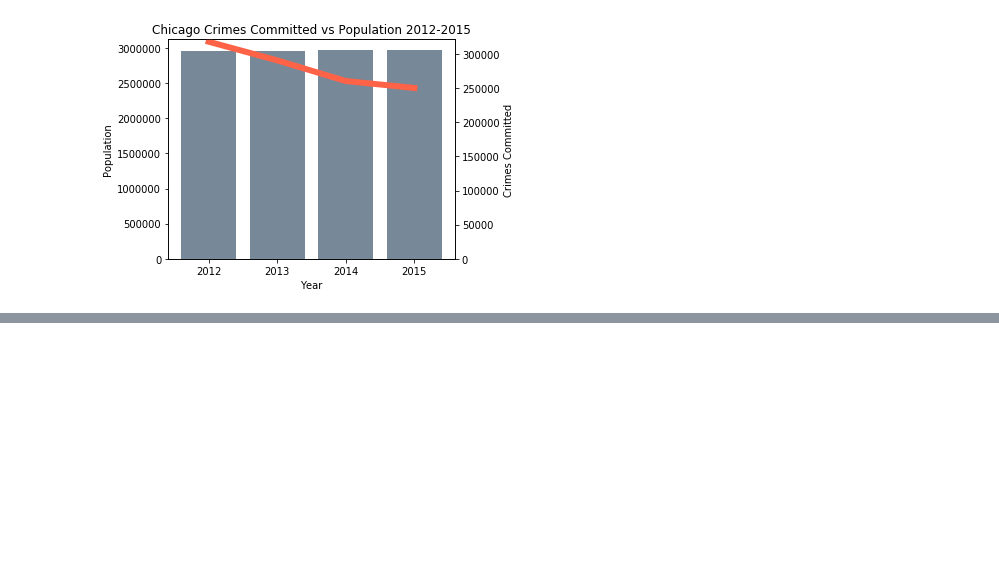
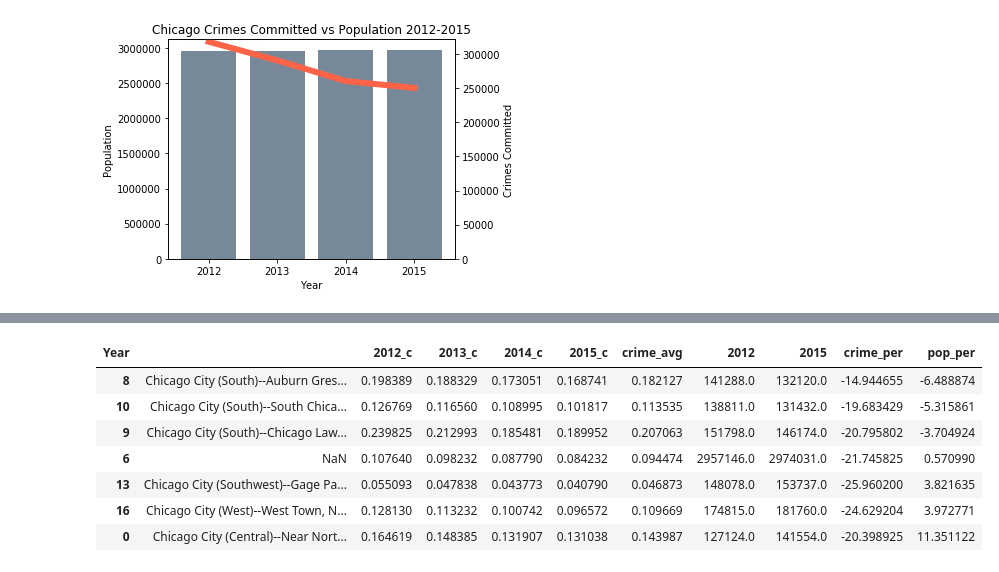
Before and after one commit to MariaSorensen/Colorama, a Jupyter notebook: crime_rate_by_census_area_population.ipynb, the cells around one changed output, grey strips where cells are left out. Drawn from its saved outputs; the diff is of its cells as text; code cells hidden in the pictures; blank space fills up the shorter version.

```diff
--- a/crime_rate_by_census_area_population.ipynb
+++ b/crime_rate_by_census_area_population.ipynb
@@ -329,0 +386,5 @@ fig.savefig("crime_vs_pop.png", bbox_inches="tight")
+# %%
+crime_rate_examples.loc[6,2012] = chicago_total.loc[0,'Population']
+crime_rate_examples.loc[6,2015] = chicago_total.loc[3,'Population']
+
+crime_rate_examples
@@ -329,0 +412,11 @@ fig.savefig("crime_vs_pop.png", bbox_inches="tight")
+# %%
+crime_rate_examples
+# %% [output]
+| Year |  | 2012_c | 2013_c | 2014_c | 2015_c | crime_avg | 2012 | 2015 | crime_per | pop_per |
+| 8 | Chicago City (South)--Auburn Gres... | 0.198389 | 0.188329 | 0.173051 | 0.168741 | 0.182127 | 141288.0 | 132120.0 | -14.944655 | -6.488874 |
+| 10 | Chicago City (South)--South Chica... | 0.126769 | 0.116560 | 0.108995 | 0.101817 | 0.113535 | 138811.0 | 131432.0 | -19.683429 | -5.315861 |
+| 9 | Chicago City (South)--Chicago Law... | 0.239825 | 0.212993 | 0.185481 | 0.189952 | 0.207063 | 151798.0 | 146174.0 | -20.795802 | -3.704924 |
+| 6 | NaN | 0.107640 | 0.098232 | 0.087790 | 0.084232 | 0.094474 | 2957146.0 | 2974031.0 | -21.745825 | 0.570990 |
+| 13 | Chicago City (Southwest)--Gage Pa... | 0.055093 | 0.047838 | 0.043773 | 0.040790 | 0.046873 | 148078.0 | 153737.0 | -25.960200 | 3.821635 |
+| 16 | Chicago City (West)--West Town, N... | 0.128130 | 0.113232 | 0.100742 | 0.096572 | 0.109669 | 174815.0 | 181760.0 | -24.629204 | 3.972771 |
+| 0 | Chicago City (Central)--Near Nort... | 0.164619 | 0.148385 | 0.131907 | 0.131038 | 0.143987 | 127124.0 | 141554.0 | -20.398925 | 11.351122 |
```
Also changed, not shown: parts of 14 cells of this notebook, 2 other files.
